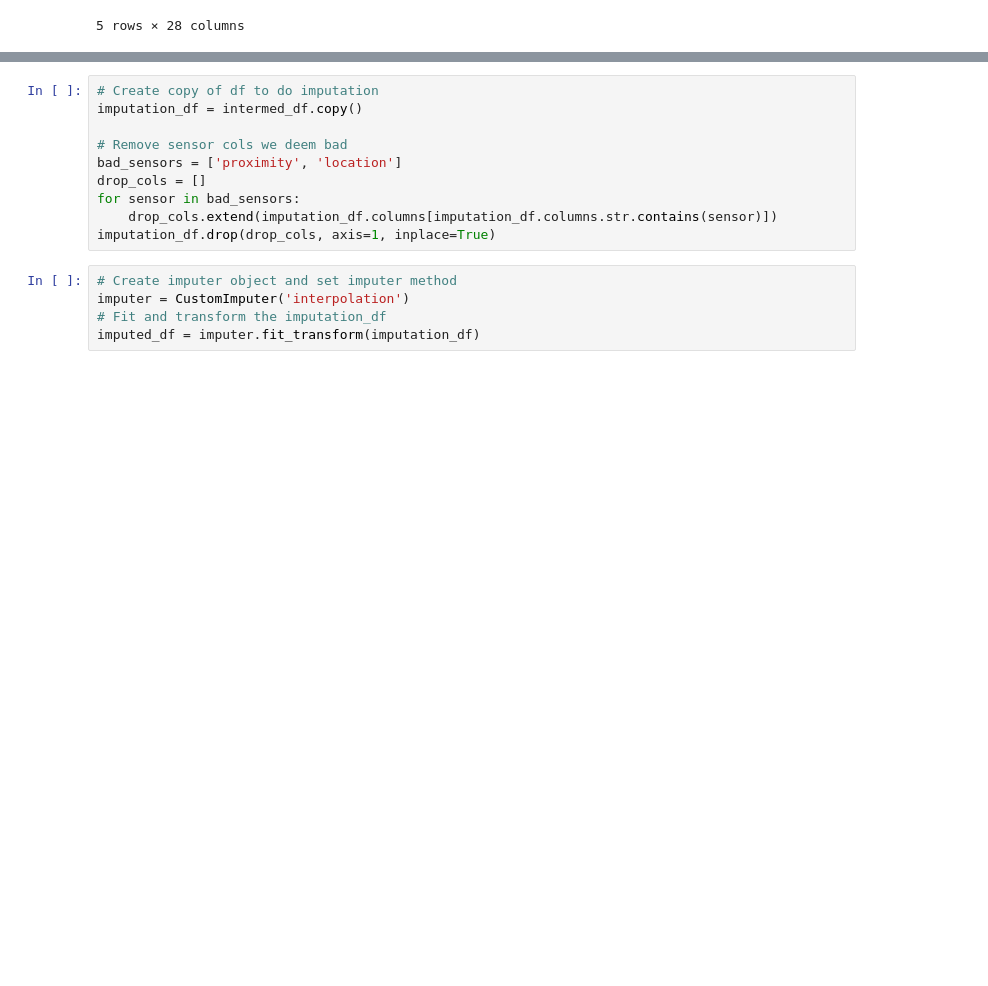
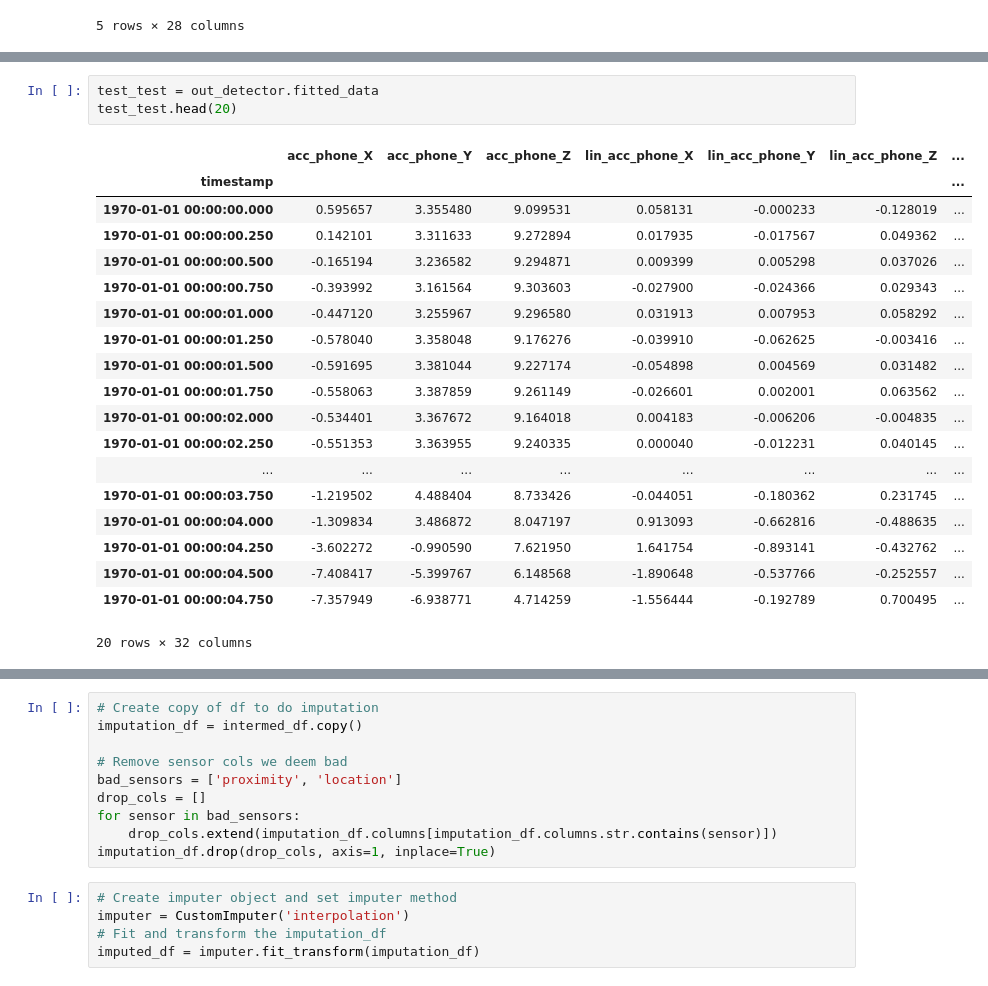
Before and after one commit to MichM072/ML4QS-GROUP99, a Jupyter notebook: Python3Code/example_pipeline.ipynb, the cells around one changed output, grey strips where cells are left out. Cells and saved outputs as stored; diff of their text form; blank space fills up the shorter version.

```diff
--- a/Python3Code/example_pipeline.ipynb
+++ b/Python3Code/example_pipeline.ipynb
@@ -84,0 +78,23 @@ intermed_df = out_detector.fit_transform("mixture", outlier_behaviour='nan')
+# %%
+test_test = out_detector.fitted_data
+test_test.head(20)
+# %% [output]
+|  | acc_phone_X | acc_phone_Y | acc_phone_Z | lin_acc_phone_X | lin_acc_phone_Y | lin_acc_phone_Z | ... |
+| timestamp |  |  |  |  |  |  | ... |
+| 1970-01-01 00:00:00.000 | 0.595657 | 3.355480 | 9.099531 | 0.058131 | -0.000233 | -0.128019 | ... |
+| 1970-01-01 00:00:00.250 | 0.142101 | 3.311633 | 9.272894 | 0.017935 | -0.017567 | 0.049362 | ... |
+| 1970-01-01 00:00:00.500 | -0.165194 | 3.236582 | 9.294871 | 0.009399 | 0.005298 | 0.037026 | ... |
+| 1970-01-01 00:00:00.750 | -0.393992 | 3.161564 | 9.303603 | -0.027900 | -0.024366 | 0.029343 | ... |
+| 1970-01-01 00:00:01.000 | -0.447120 | 3.255967 | 9.296580 | 0.031913 | 0.007953 | 0.058292 | ... |
+| 1970-01-01 00:00:01.250 | -0.578040 | 3.358048 | 9.176276 | -0.039910 | -0.062625 | -0.003416 | ... |
+| 1970-01-01 00:00:01.500 | -0.591695 | 3.381044 | 9.227174 | -0.054898 | 0.004569 | 0.031482 | ... |
+| 1970-01-01 00:00:01.750 | -0.558063 | 3.387859 | 9.261149 | -0.026601 | 0.002001 | 0.063562 | ... |
+| 1970-01-01 00:00:02.000 | -0.534401 | 3.367672 | 9.164018 | 0.004183 | -0.006206 | -0.004835 | ... |
+| 1970-01-01 00:00:02.250 | -0.551353 | 3.363955 | 9.240335 | 0.000040 | -0.012231 | 0.040145 | ... |
+| ... | ... | ... | ... | ... | ... | ... | ... |
+| 1970-01-01 00:00:03.750 | -1.219502 | 4.488404 | 8.733426 | -0.044051 | -0.180362 | 0.231745 | ... |
+| 1970-01-01 00:00:04.000 | -1.309834 | 3.486872 | 8.047197 | 0.913093 | -0.662816 | -0.488635 | ... |
+| 1970-01-01 00:00:04.250 | -3.602272 | -0.990590 | 7.621950 | 1.641754 | -0.893141 | -0.432762 | ... |
+| 1970-01-01 00:00:04.500 | -7.408417 | -5.399767 | 6.148568 | -1.890648 | -0.537766 | -0.252557 | ... |
+| 1970-01-01 00:00:04.750 | -7.357949 | -6.938771 | 4.714259 | -1.556444 | -0.192789 | 0.700495 | ... |
+20 rows × 32 columns
```
Also changed, not shown: parts of 8 cells of this notebook, 3 other files.
